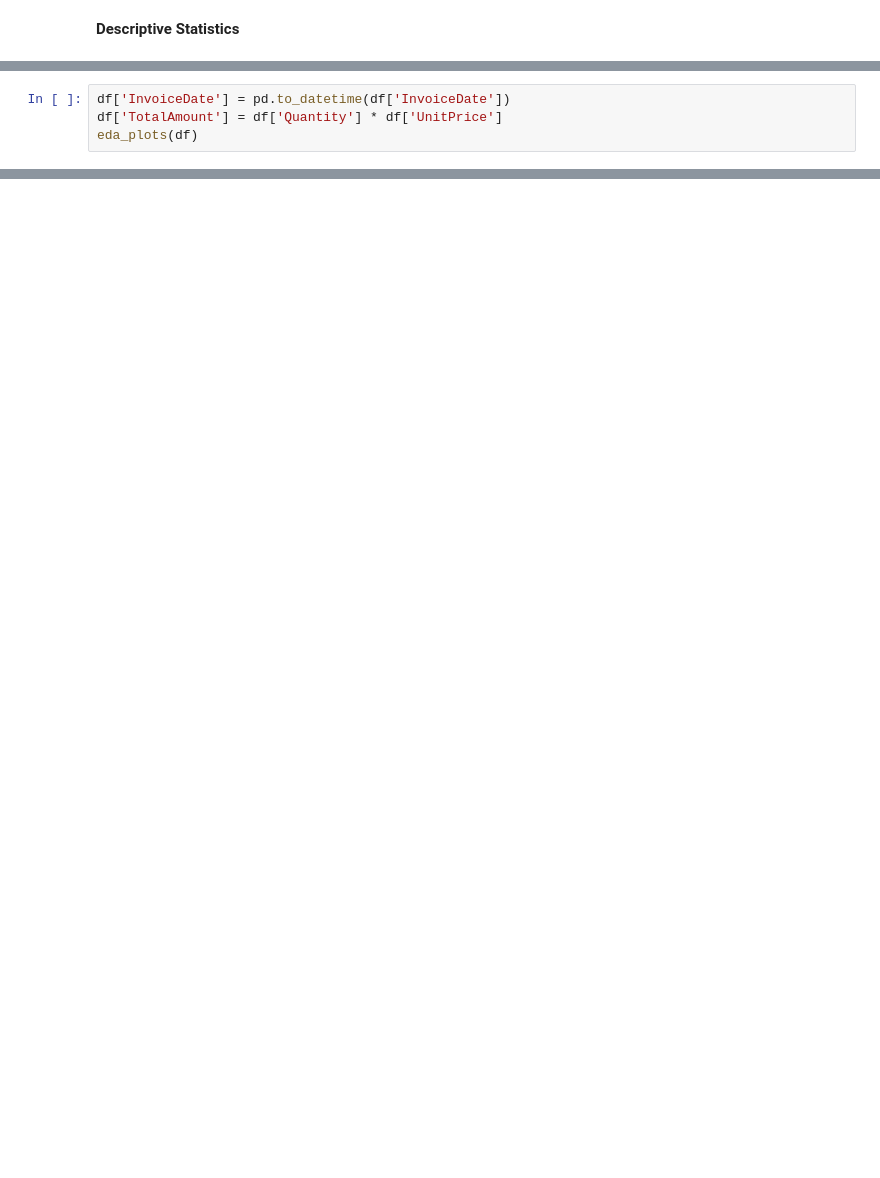
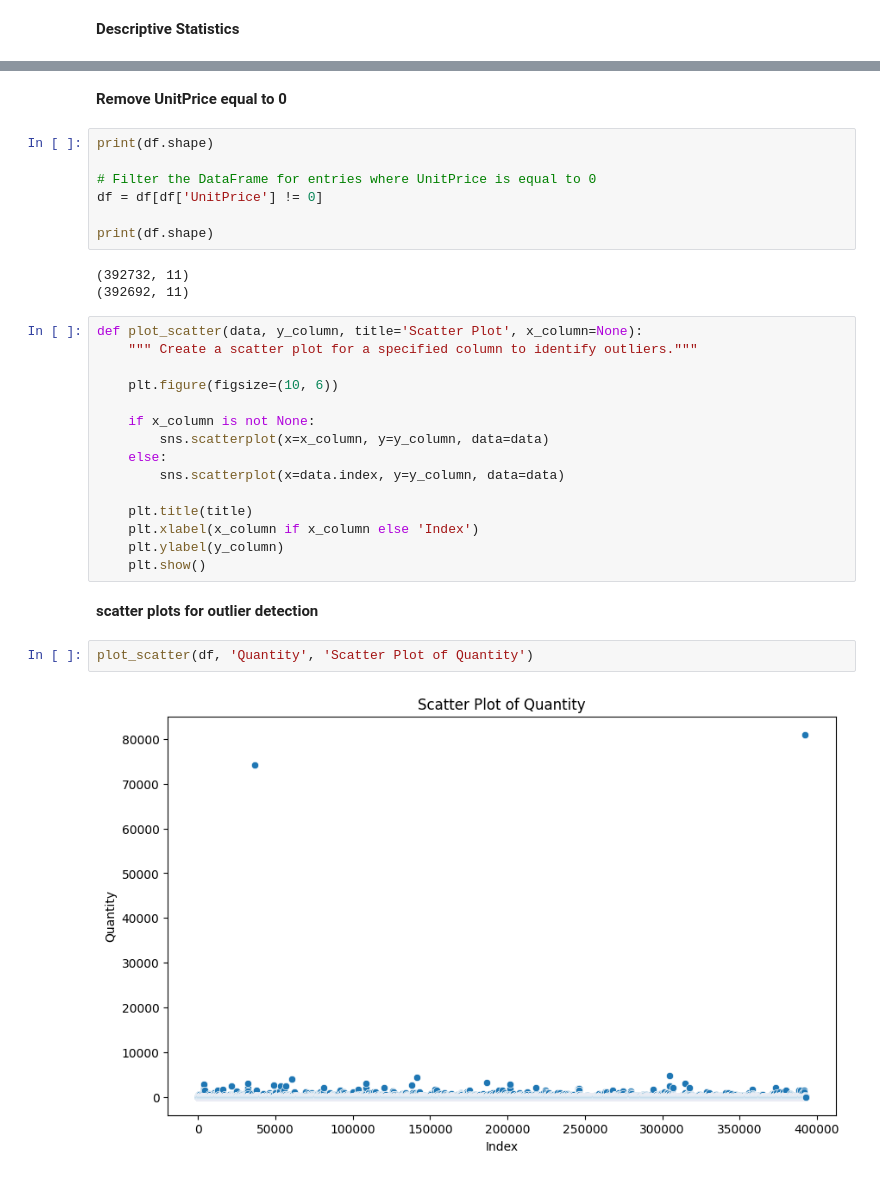
Before and after one commit to jagadeesh-usd/online-retail-customer-segmentation, a Jupyter notebook: notebooks/02_eda.ipynb, the cells around one changed output, grey strips where cells are left out. Cells and saved outputs as stored; diff of their text form; blank space fills up the shorter version.

```diff
--- a/notebooks/02_eda.ipynb
+++ b/notebooks/02_eda.ipynb
@@ -131,4 +23,0 @@ def eda_plots(df):
-# %%
-df['InvoiceDate'] = pd.to_datetime(df['InvoiceDate'])
-df['TotalAmount'] = df['Quantity'] * df['UnitPrice']
-eda_plots(df)
@@ -138,0 +49,33 @@ eda_plots(df)
+# %% [markdown]
+**Remove UnitPrice equal to 0**
+# %%
+print(df.shape)
+
+# Filter the DataFrame for entries where UnitPrice is equal to 0
+df = df[df['UnitPrice'] != 0]
+
+print(df.shape)
+# %% [output]
+(392732, 11)
+(392692, 11)
+# %%
+def plot_scatter(data, y_column, title='Scatter Plot', x_column=None):
+    """ Create a scatter plot for a specified column to identify outliers."""
+
+    plt.figure(figsize=(10, 6))
+
+    if x_column is not None:
+        sns.scatterplot(x=x_column, y=y_column, data=data)
+    else:
+        sns.scatterplot(x=data.index, y=y_column, data=data)
+
+    plt.title(title)
+    plt.xlabel(x_column if x_column else 'Index')
+    plt.ylabel(y_column)
+    plt.show()
+# %% [markdown]
+**scatter plots for outlier detection**
+# %%
+plot_scatter(df, 'Quantity', 'Scatter Plot of Quantity')
+# %% [output]
+[figure, added]
```
Also changed, not shown: parts of 33 cells of this notebook, 13 other files.
